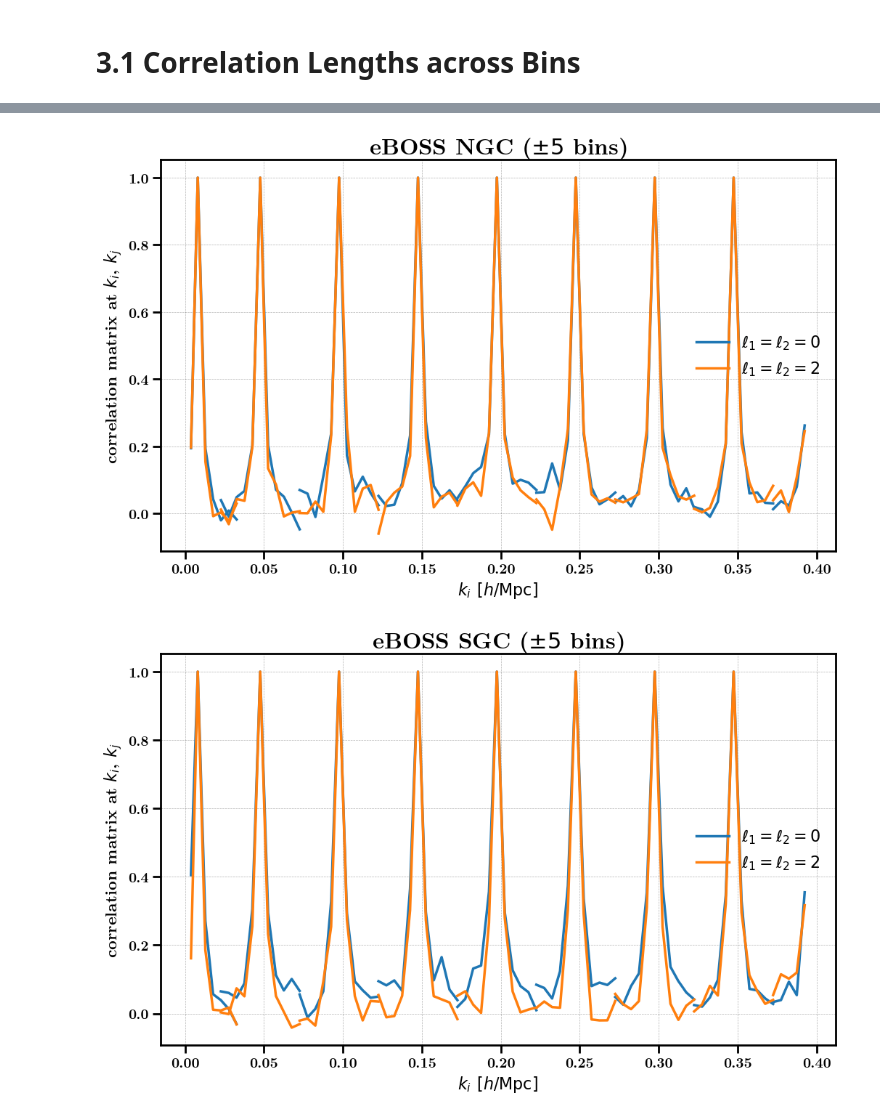
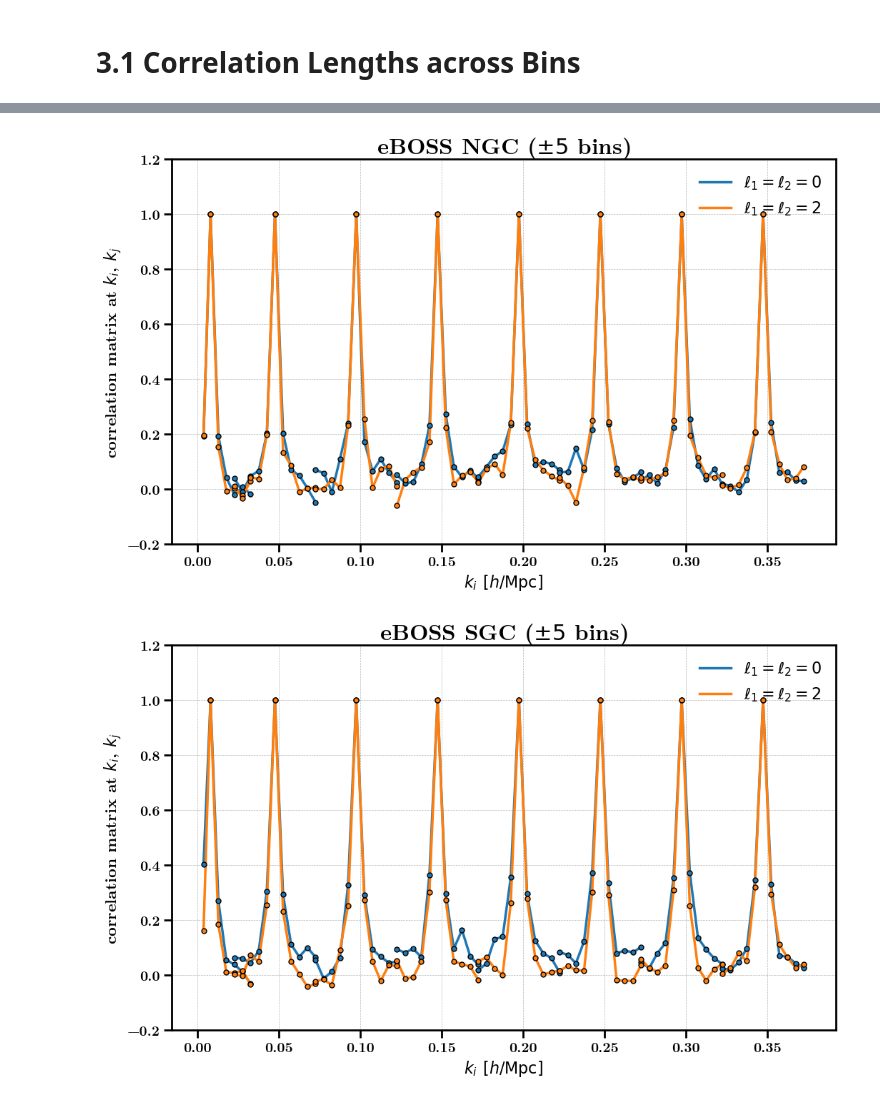
Before and after one commit to minaskar/CutskyCovariance, a Jupyter notebook: notebooks/empirical-vs-analytic.ipynb, the cells around one changed output, grey strips where cells are left out. Drawn from its saved outputs; the diff is of its cells as text; code cells hidden in the pictures.

Commit message:
add markers to dispersion plot

```diff
--- a/notebooks/empirical-vs-analytic.ipynb
+++ b/notebooks/empirical-vs-analytic.ipynb
@@ -184,8 +184,9 @@ def plot_dispersion(sim, ells, inputk, width=5):
 
             # plot
             plt.plot(x, y, label=label, c=colors[iell])
+            plt.scatter(x, y, marker='.', edgecolor='k', c=colors[iell], zorder=10)
 
-    plt.legend(loc=0)
+    plt.legend(loc='upper right')
     plt.xlabel(r"$k_i$ $[h/\mathrm{Mpc}]$", fontsize=16)
     plt.ylabel("correlation matrix at $k_i$, $k_j$", fontsize=16)
 
@@ -200,14 +202,17 @@ plt.show()
 # %%
-ks = [0.01, 0.05, 0.1, 0.15, 0.2, 0.25, 0.3, 0.35, 0.4]
+ks = [0.01, 0.05, 0.1, 0.15, 0.2, 0.25, 0.3, 0.35]
 ax = plot_dispersion('eboss-N', [0,2], ks)
+ax.set_ylim(-0.2, 1.2)
 plt.title('eBOSS NGC ($\pm 5$ bins)')
 plt.show()
 # %% [output]
-[figure, old version]
+[figure, new version]
 # %%
-ks = [0.01, 0.05, 0.1, 0.15, 0.2, 0.25, 0.3, 0.35, 0.4]
+ks = [0.01, 0.05, 0.1, 0.15, 0.2, 0.25, 0.3, 0.35]
 ax = plot_dispersion('eboss-S', [0,2], ks)
+ax.set_ylim(-0.2, 1.2)
+
 plt.title('eBOSS SGC ($\pm 5$ bins)')
 plt.show()
 # %% [output]
-[figure, old version]
+[figure, new version]
```
Also changed, not shown: parts of 1 cell of this notebook.
